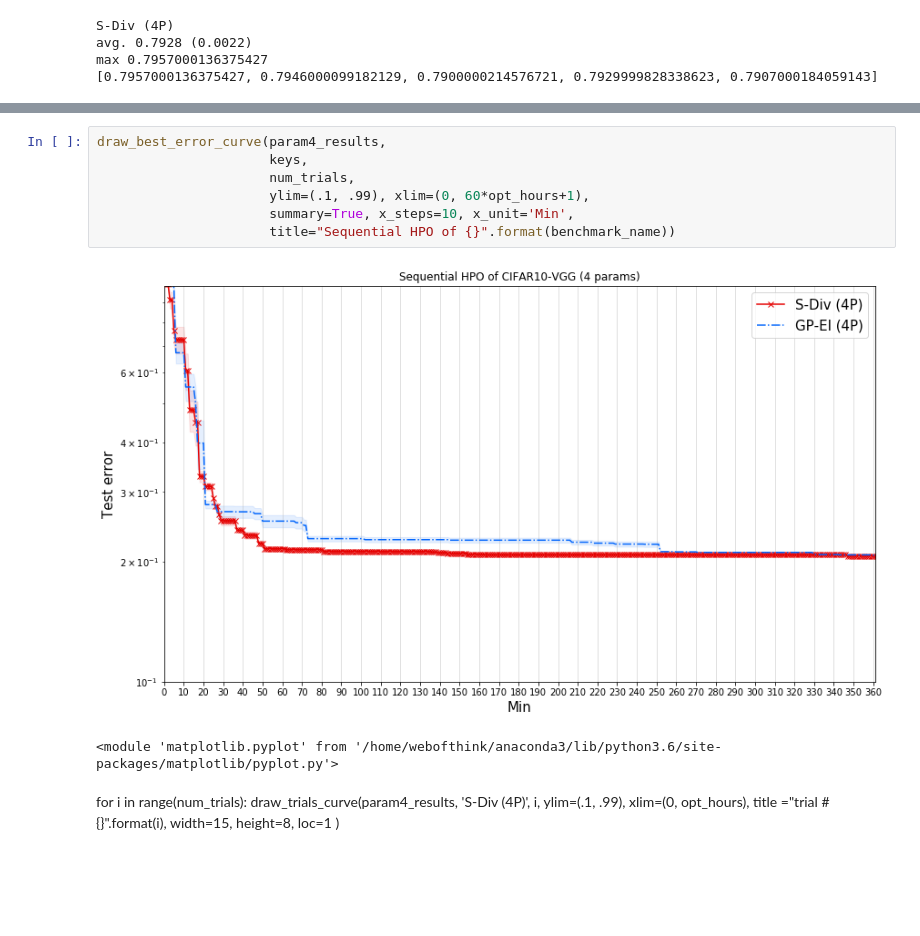
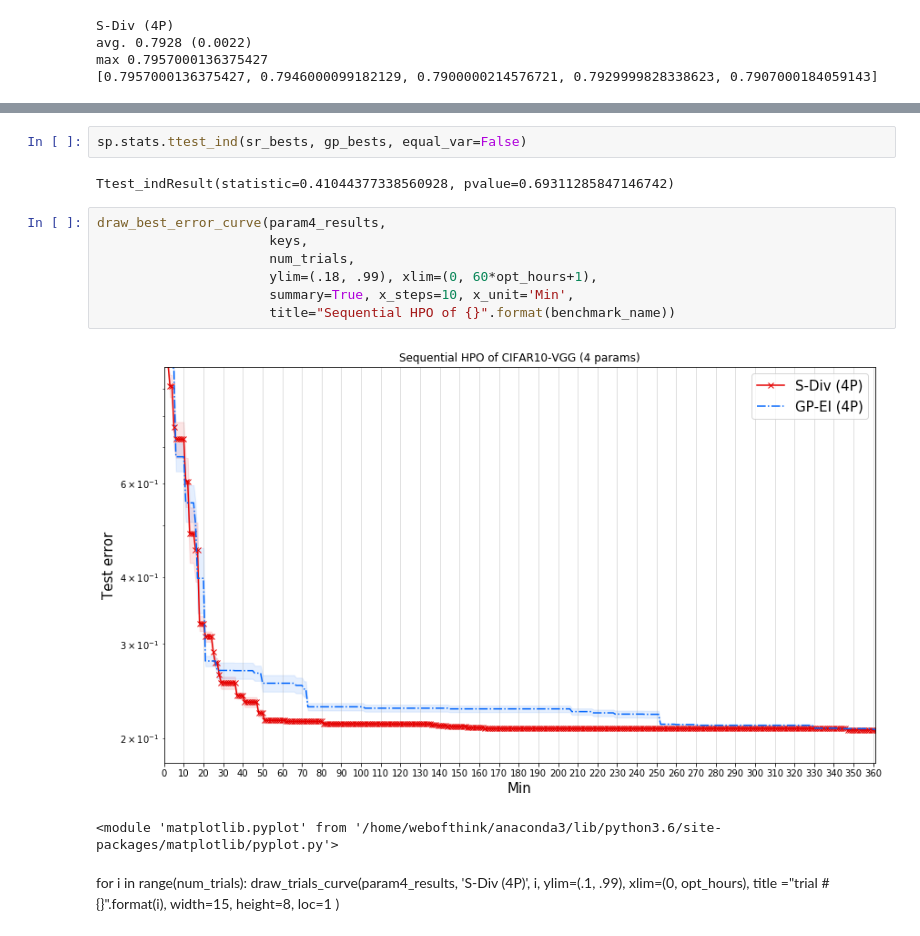
Before and after one commit to yongjinkim49/ecml, a Jupyter notebook: results/[ICML19] CIFAR10-VGG real evaluation.ipynb, the cells around one changed output, grey strips where cells are left out. Drawn from its saved outputs; the diff is of its cells as text; blank space fills up the shorter version.

```diff
--- a/results/[ICML19] CIFAR10-VGG real evaluation.ipynb
+++ b/results/[ICML19] CIFAR10-VGG real evaluation.ipynb
@@ -49,15 +50,19 @@ GP-EI (4P)
 avg. 0.7922 (0.0016)
 max 0.7954999804496765
 [0.7954999804496765, 0.7914999723434448, 0.7914000153541565, 0.7914000153541565, 0.7914000153541565]
+# %%
+sp.stats.ttest_ind(sr_bests, gp_bests, equal_var=False)
+# %% [output]
+Ttest_indResult(statistic=0.41044377338560928, pvalue=0.69311285847146742)
 # %%
 draw_best_error_curve(param4_results,
                       keys,
                       num_trials,
-                      ylim=(.1, .99), xlim=(0, 60*opt_hours+1),
+                      ylim=(.18, .99), xlim=(0, 60*opt_hours+1),
                       summary=True, x_steps=10, x_unit='Min',
                       title="Sequential HPO of {}".format(benchmark_name))
 # %% [output]
-[figure, old version]
+[figure, new version]
 <module 'matplotlib.pyplot' from '/home/webofthink/anaconda3/lib/python3.6/site-packages/matplotlib/pyplot.py'>
 # %% [markdown]
 for i in range(num_trials):
```
Also changed, not shown: parts of 8 cells of this notebook, 4 other files.
